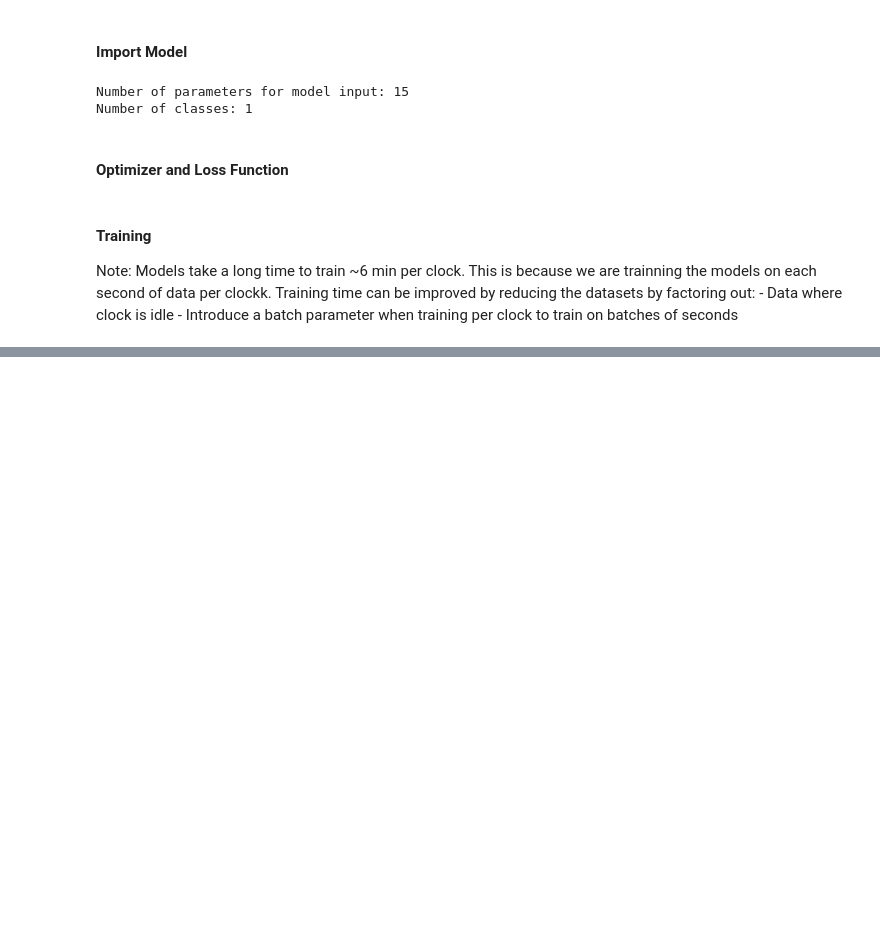
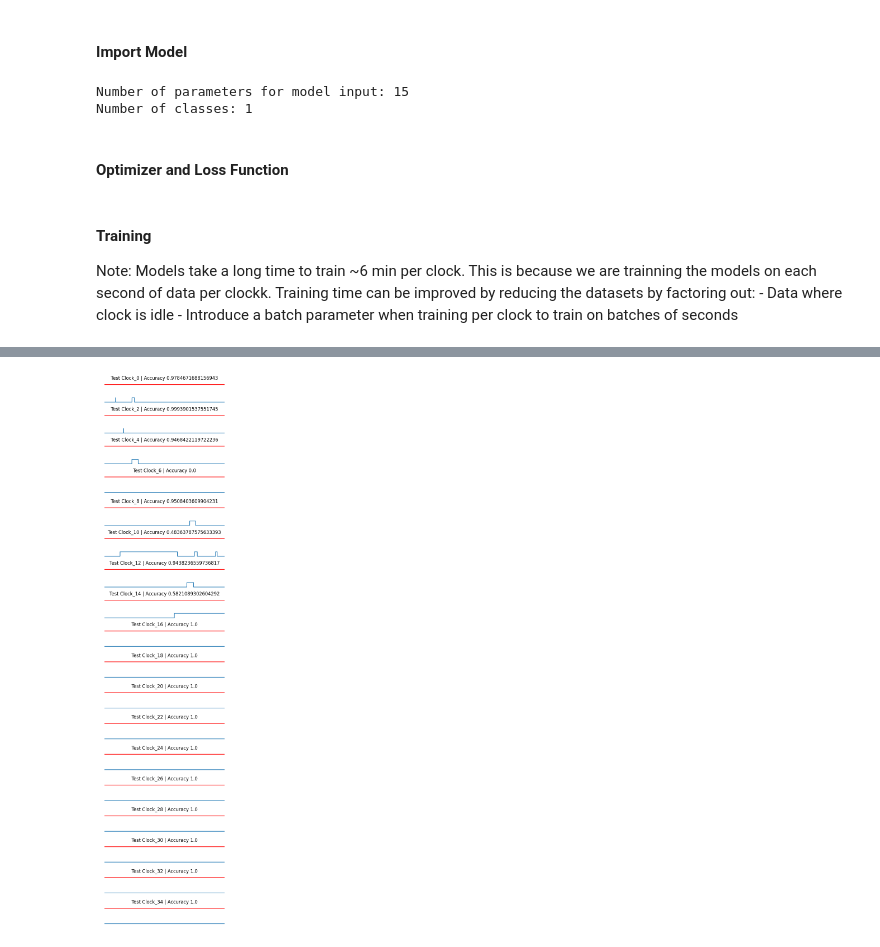
Before and after one commit to BrianTehrani/CSAC, a Jupyter notebook: src/model_train.ipynb, the cells around one changed output, grey strips where cells are left out. Cells and saved outputs as stored; diff of their text form; code cells hidden in the pictures; blank space fills up the shorter version.

Commit message:
Need to Fix Batch Loss: Can train but model is not accurate

```diff
--- a/src/model_train.ipynb
+++ b/src/model_train.ipynb
@@ -71,0 +80,10 @@ Length of sample parameters: 229364
+# %%
+clock_data = sample_param[0]
+
+# Create a batch_size of 64
+batches = []
+for row in range(0, len(clock_data), 64):
+    batch = clock_data[row:row+8]
+    batches.append(batch)
+
+print(len(batches))
@@ -131,0 +162,15 @@ y_pred: 1 | Act: 0 | On row number: 240936
+# %%
+model  = torch.load('d:\Repos\Spyder\CSAC\src/models/csac_ml_1.pth')
+
+# Sample data
+sample_param, sample_labels, sample_columns, sample_validation = next(iter(train_dataloader))
+t = sample_param[0].to(device)
+test_labels = model(t)
+y_preds_batch_train = torch.round(torch.sigmoid(test_labels)).to(torch.int64)
+
+accuracy = torch.sum(torch.eq(y_preds_batch_train, sample_labels[0].to(device))).item()
+
+print(f"Accuracy: {accuracy/len(sample_labels[0])}")
+
+print(y_preds_batch_train)
+print(sample_labels[0])
@@ -131,0 +193,18 @@ y_pred: 1 | Act: 0 | On row number: 240936
+# %%
+import matplotlib.pyplot as plt
+fig, ax = plt.subplots(nrows=2*clock_dataset_test.__len__(), ncols=1, figsize=(5, 20))
+i=0
+for clock_data, labels, _, validation in test_dataloader:
+    preds = model(clock_data[0].to(device))
+    pred_labels = torch.round(torch.sigmoid(preds)).to(torch.int64)
+    acc = torch.sum(torch.eq(pred_labels, labels[0].to(device))).item()
+
+    ax[i].plot(pred_labels.cpu(), c='r')
+    ax[i].axis("off")
+    ax[i].set_title(f'Test Clock_{i} | Accuracy {acc/len(labels[0])}')
+    ax[i+1].plot(labels[0])
+    ax[i+1].axis("off")
+    i = i+2
+plt.tight_layout()
+# %% [output]
+[figure, added]
```
Also changed, not shown: parts of 9 cells of this notebook, 6 other files.
